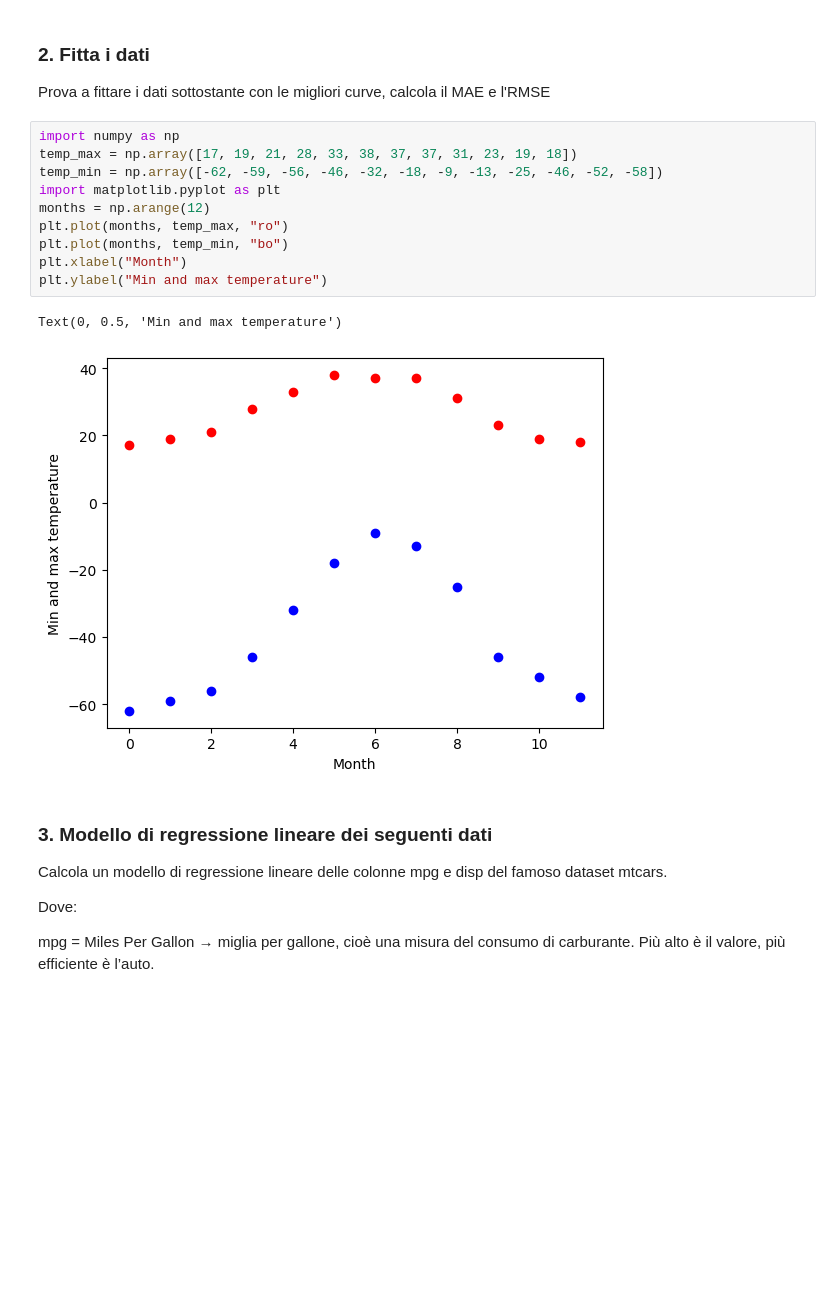
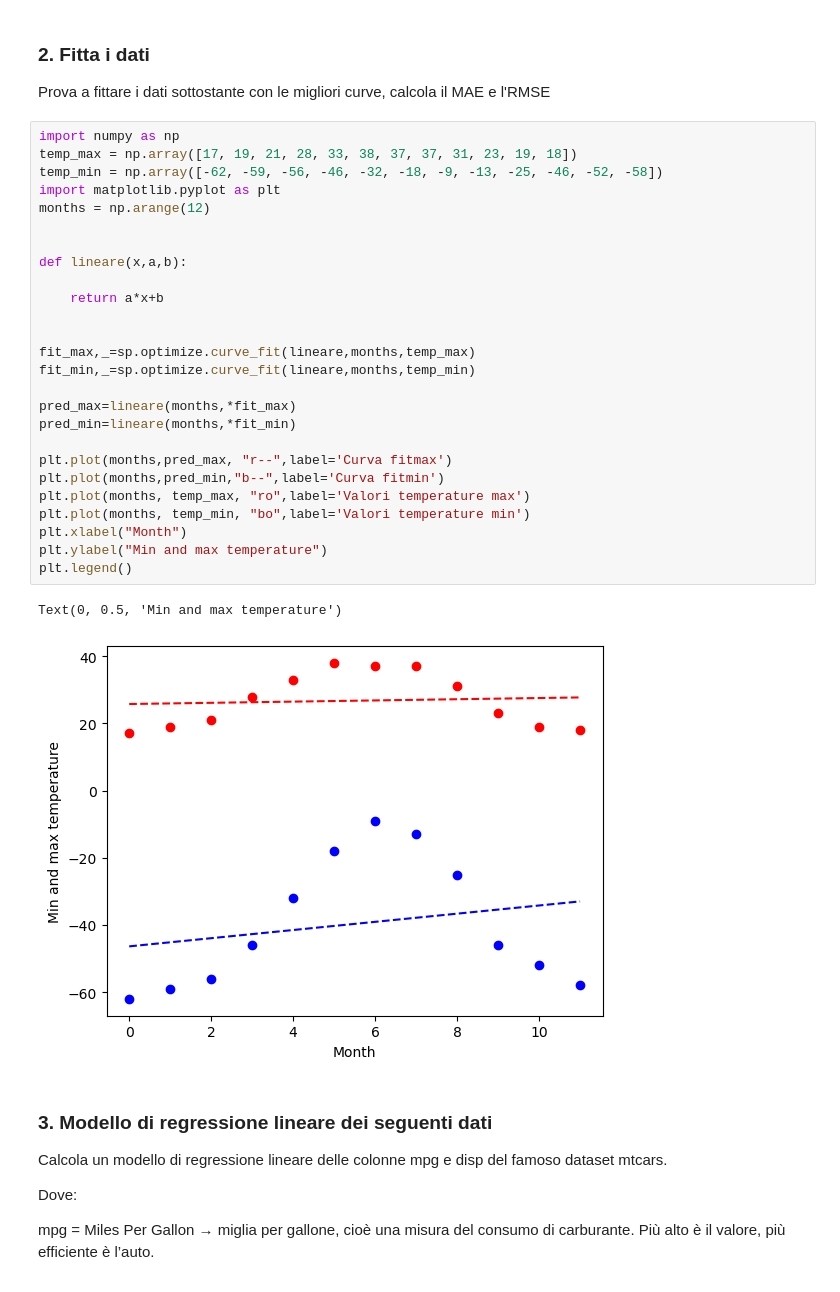
Before and after one commit to michelemarengo96/ProgrammingLabII, a Jupyter notebook: 6_Esercizi_lez_6.ipynb, the cells around one changed output. Drawn from its saved outputs; the diff is of its cells as text; blank space fills up the shorter version.

```diff
--- a/6_Esercizi_lez_6.ipynb
+++ b/6_Esercizi_lez_6.ipynb
@@ -42,16 +46,32 @@ Prova a fittare i dati sottostante con le migliori curve, calcola il MAE e l'RMS
 # %%
 import numpy as np
 temp_max = np.array([17, 19, 21, 28, 33, 38, 37, 37, 31, 23, 19, 18])
 temp_min = np.array([-62, -59, -56, -46, -32, -18, -9, -13, -25, -46, -52, -58])
 import matplotlib.pyplot as plt
 months = np.arange(12)
-plt.plot(months, temp_max, "ro")
-plt.plot(months, temp_min, "bo")
+
+
+def lineare(x,a,b):
+
+    return a*x+b
+
+
+fit_max,_=sp.optimize.curve_fit(lineare,months,temp_max)
+fit_min,_=sp.optimize.curve_fit(lineare,months,temp_min)
+
+pred_max=lineare(months,*fit_max)
+pred_min=lineare(months,*fit_min)
+
+plt.plot(months,pred_max, "r--",label='Curva fitmax')
+plt.plot(months,pred_min,"b--",label='Curva fitmin')
+plt.plot(months, temp_max, "ro",label='Valori temperature max')
+plt.plot(months, temp_min, "bo",label='Valori temperature min')
 plt.xlabel("Month")
 plt.ylabel("Min and max temperature")
+plt.legend()
 # %% [output]
 Text(0, 0.5, 'Min and max temperature')
-[figure, old version]
+[figure, new version]
 # %% [markdown]
 ### **3. Modello di regressione lineare dei seguenti dati**
 
```
Also changed, not shown: parts of 1 cell of this notebook.
